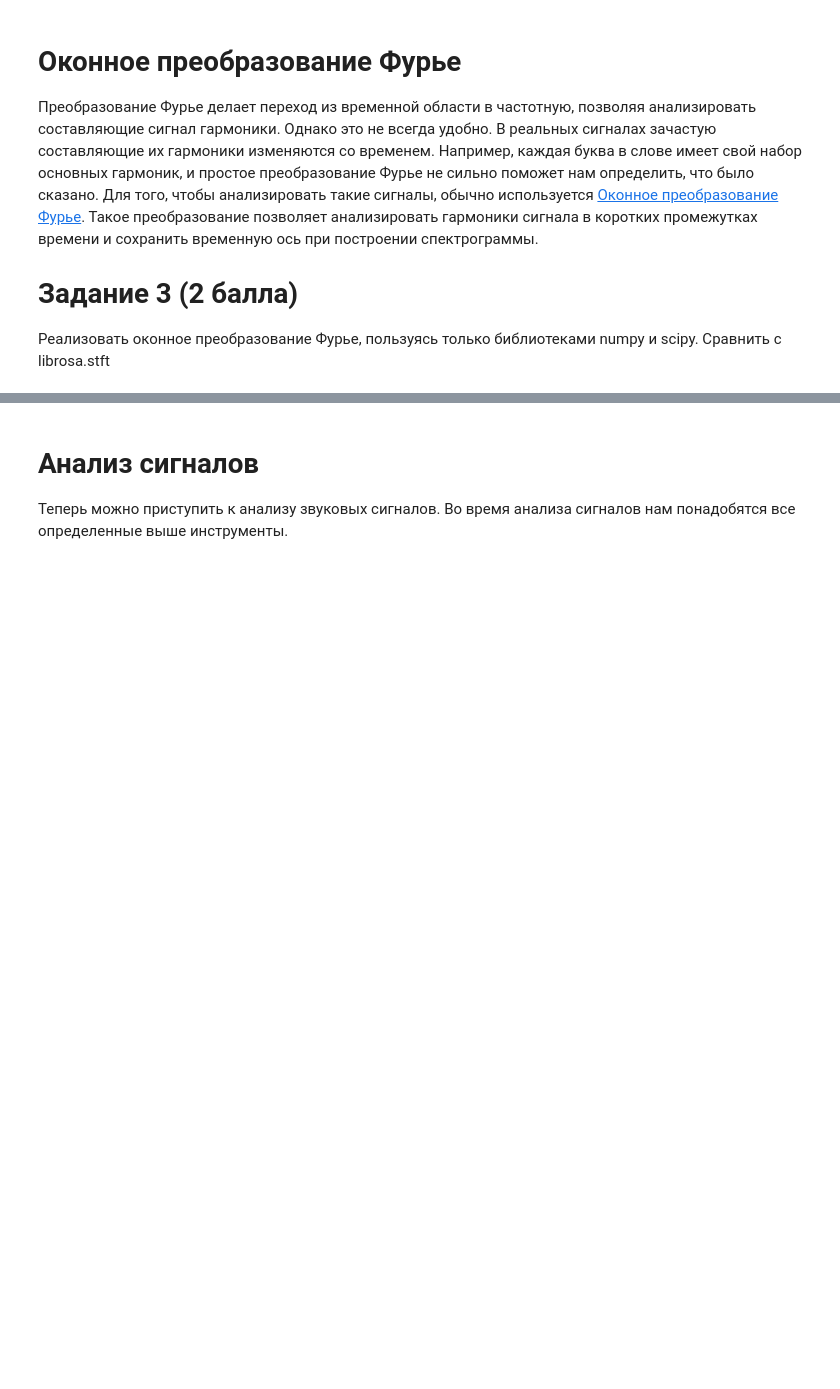
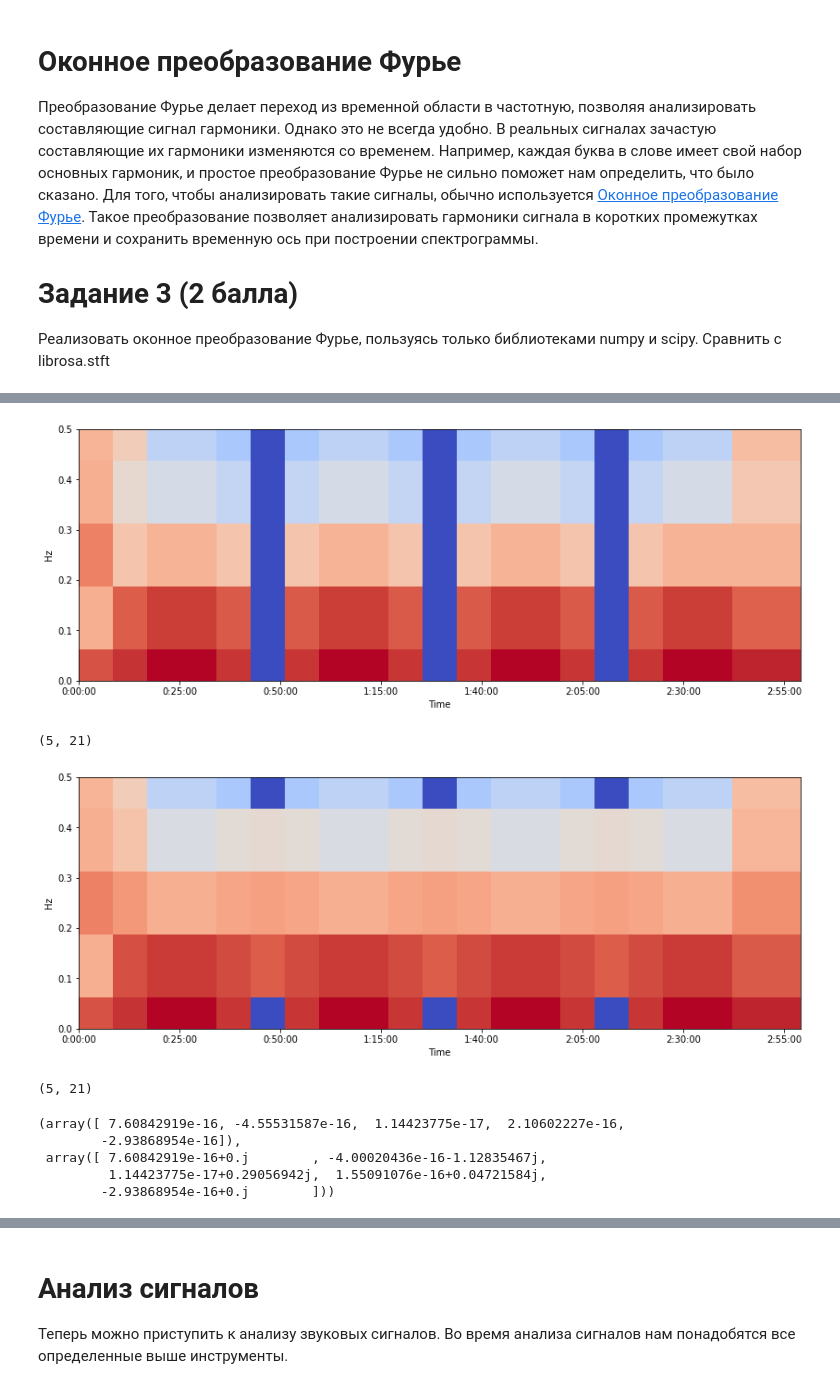
Before and after one commit to NikitaSUAI/DSPcourse, a Jupyter notebook: lab2.ipynb, the cells around one changed output, grey strips where cells are left out. Drawn from its saved outputs; the diff is of its cells as text; code cells hidden in the pictures; blank space fills up the shorter version.

Commit message:
STFT

```diff
--- a/lab2.ipynb
+++ b/lab2.ipynb
@@ -251,16 +251,25 @@ def draw_spec(spec, name=None, draw_A=True, draw_p=True, figsize=(14, 3)):
 Преобразование Фурье делает переход из временной области в частотную, позволяя анализировать составляющие сигнал гармоники. Однако это не всегда удобно. В реальных сигналах зачастую составляющие их гармоники изменяются со временем. Например, каждая буква в слове имеет свой набор основных гармоник, и простое преобразование Фурье не сильно поможет нам определить, что было сказано. Для того, чтобы анализировать такие сигналы, обычно используется [Оконное преобразование Фурье](https://ru.wikipedia.org/wiki/Оконное_преобразование_Фурье). Такое преобразование позволяет анализировать гармоники сигнала в коротких промежутках времени и сохранить временную ось при построении спектрограммы.
 # Задание 3 (2 балла)
 Реализовать оконное преобразование Фурье, пользуясь только библиотеками numpy и scipy. Сравнить с librosa.stft
+# %%
+librosa.core.fft.set_fftlib(np.fft)
 # %%
-def STFT(x, n_fft=2048, hop_length=512, window='hann'):
+def STFT(x, n_fft:int=2048, hop_length:int=512, window:str='hann'):
     #  Short-time Fourier transform
     # x - signal
     # n_fft - fft window size
     # hop_length - step size between ffts
     # window - window type. See scipy.signal.get_window
     # return spectrogram
+    x = np.pad(x, n_fft // 2, 'reflect')
+    steps = int((x.shape[-1] - n_fft) // hop_length) + 1
 
-    # YOUR CODE HERE
-
-    #
-    raise NotImplementedError()
+    res = np.zeros((steps, n_fft//2 + 1))
+    window = scipy.signal.get_window(window, n_fft, fftbins=True)
+    for i in range(steps):
+        start = i * hop_length
+        end = start + n_fft
+        signal = x[start:end].copy()
+        signal *= window
+        res[i] = np.fft.rfft(signal)
+    return res.T
@@ -267,2 +289,20 @@ def STFT(x, n_fft=2048, hop_length=512, window='hann'):
+# %%
+draw_stft(STFT(signals["Синус"], 8, 2), 1)
+print(STFT(signals["Синус"], 8, 2).shape)
+draw_stft(librosa.stft(signals["Синус"], 8, 2), 1)
+print(librosa.stft(signals["Синус"], 8, 2, window='hann').shape)
+# %% [output]
+[figure, added]
+(5, 21)
+[figure, added]
+(5, 21)
+# %%
+STFT(signals["Синус"], 8, 2)[:, 5], librosa.stft(signals["Синус"], 8, 2)[:, 5]
+# %% [output]
+(array([ 7.60842919e-16, -4.55531587e-16,  1.14423775e-17,  2.10602227e-16,
+        -2.93868954e-16]),
+ array([ 7.60842919e-16+0.j        , -4.00020436e-16-1.12835467j,
+         1.14423775e-17+0.29056942j,  1.55091076e-16+0.04721584j,
+        -2.93868954e-16+0.j        ]))
 # %%
 def test_stft(x, n_fft=2048, hop_length=512, window='hann'):
```
Also changed, not shown: parts of 16 cells of this notebook.
